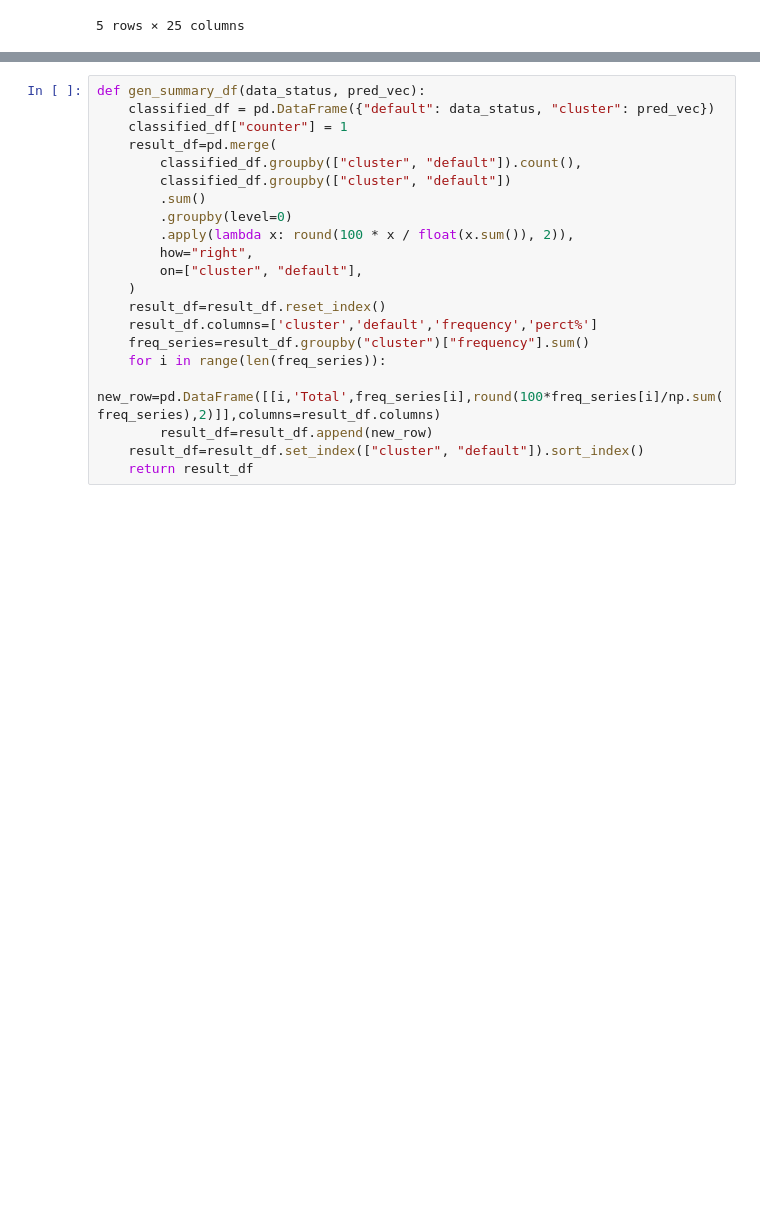
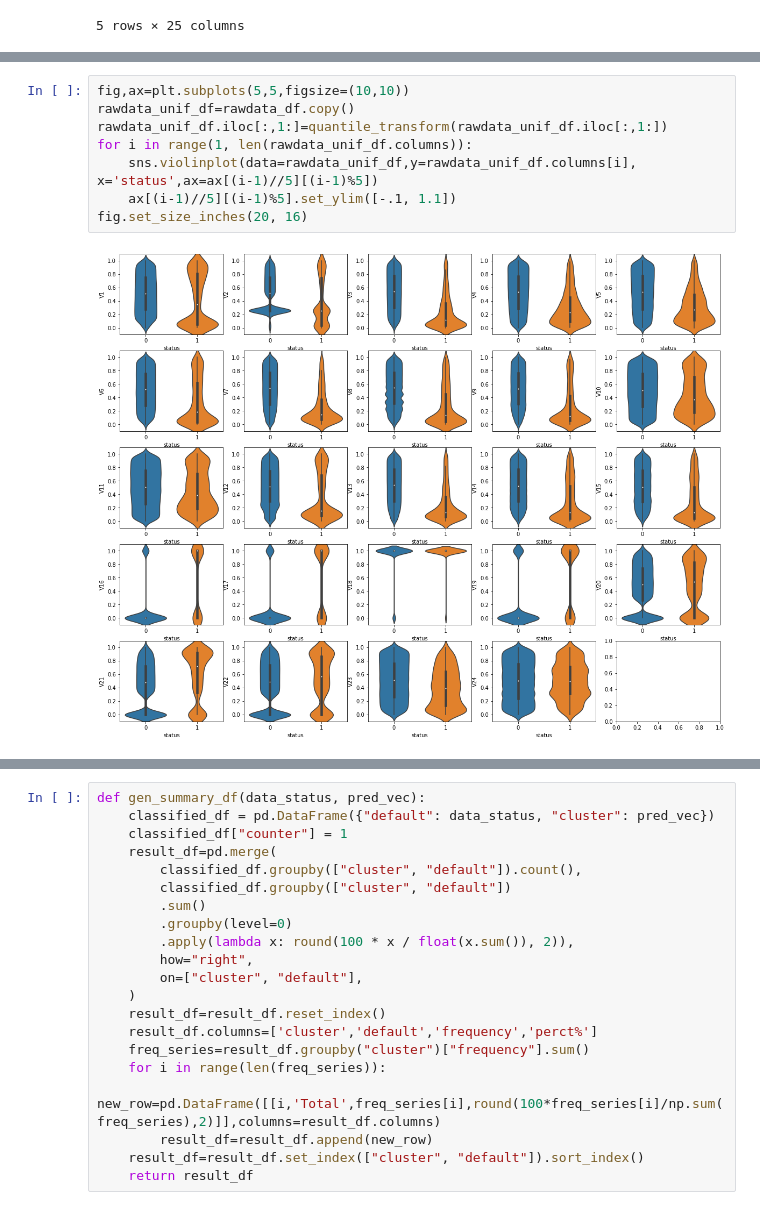
Before and after one commit to kindhjj/network_model_for_credit_scoring, a Jupyter notebook: code/Classification.ipynb, the cells around one changed output, grey strips where cells are left out. Cells and saved outputs as stored; diff of their text form; blank space fills up the shorter version.

```diff
--- a/code/Classification.ipynb
+++ b/code/Classification.ipynb
@@ -52,0 +70,10 @@ rawdata_df.head()
+# %%
+fig,ax=plt.subplots(5,5,figsize=(10,10))
+rawdata_unif_df=rawdata_df.copy()
+rawdata_unif_df.iloc[:,1:]=quantile_transform(rawdata_unif_df.iloc[:,1:])
+for i in range(1, len(rawdata_unif_df.columns)):
+    sns.violinplot(data=rawdata_unif_df,y=rawdata_unif_df.columns[i], x='status',ax=ax[(i-1)//5][(i-1)%5])
+    ax[(i-1)//5][(i-1)%5].set_ylim([-.1, 1.1])
+fig.set_size_inches(20, 16)
+# %% [output]
+[figure, added]
```
Also changed, not shown: parts of 22 cells of this notebook, 5 other files.
